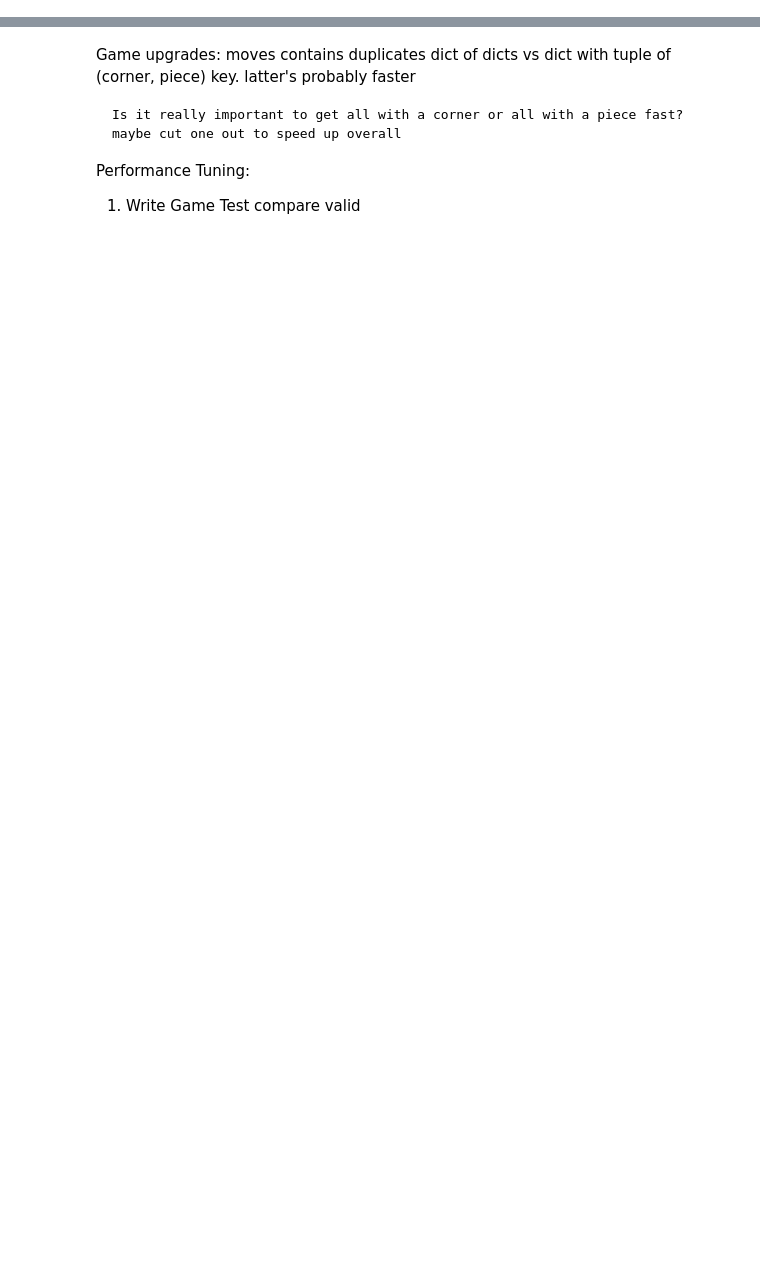
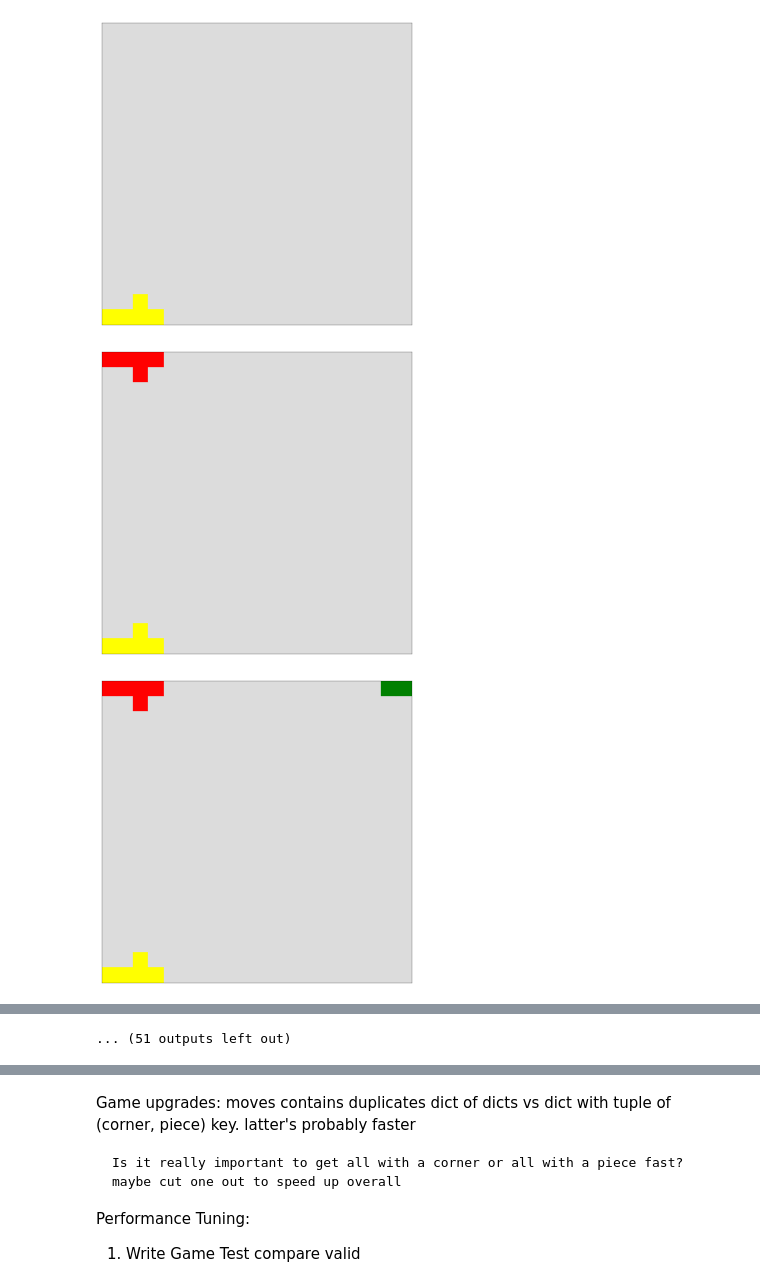
Before and after one commit to BenjaminNMitchell/blockAI, a Jupyter notebook: notebooks/BlokusTesting.ipynb, the cells around one changed output, grey strips where cells are left out. Drawn from its saved outputs; the diff is of its cells as text; code cells hidden in the pictures; blank space fills up the shorter version.

Commit message:
WIP Adding pop move feature brings to previous state

```diff
--- a/notebooks/BlokusTesting.ipynb
+++ b/notebooks/BlokusTesting.ipynb
@@ -18,0 +49,14 @@ pa = PointAgent(3)
+# %%
+g2 = Game()
+try:
+
+    for m in ge.game.move_history:
+        g2.make_move(m)
+        g2.display()
+
+except GameEnd:
+    pass
+# %% [output]
+[figure, added]
+[figure, added]
+[figure, added]
@@ -18,0 +72 @@ pa = PointAgent(3)
+... (51 outputs left out)
```
Also changed, not shown: parts of 11 cells of this notebook, 6 other files.
